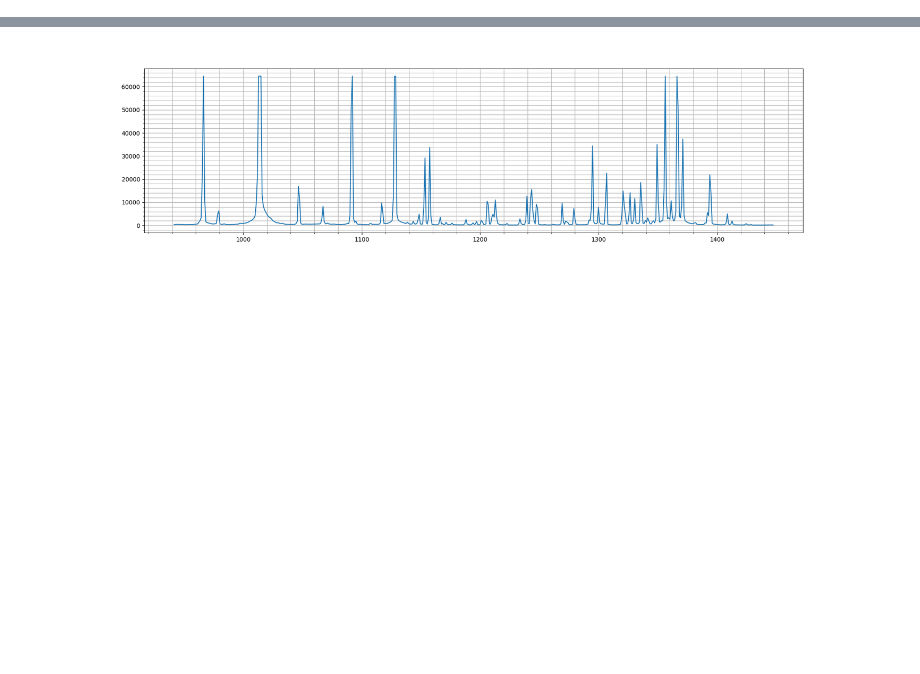
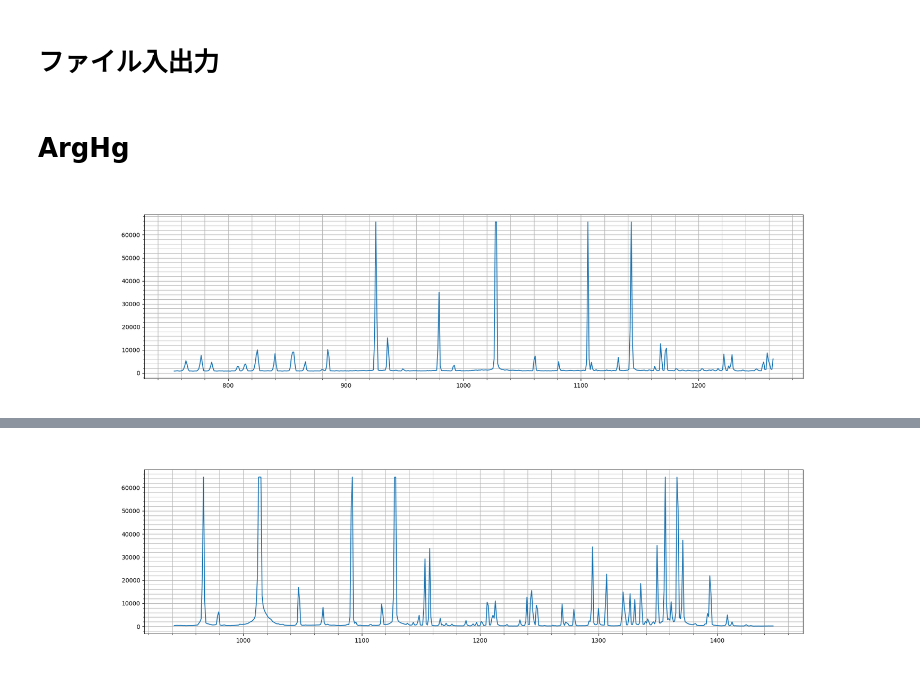
Before and after one commit to kykougaku/adhoc_analysis, a Jupyter notebook: notebook/pl.ipynb, the cells around one changed output, grey strips where cells are left out. Cells and saved outputs as stored; diff of their text form; code cells hidden in the pictures; blank space fills up the shorter version.

Commit message:
add arhg data and change cdd and pl notebook

```diff
--- a/notebook/pl.ipynb
+++ b/notebook/pl.ipynb
@@ -6,9 +51,11 @@ import os
+# %% [markdown]
+# ファイル入出力
 # %%
-data_dir = "../data/pl"
+data_dir = "../data/arhg"
 # %%
-def read_data(data_dir):
+def read_data(filepath):
     data = []
-    with open(os.path.join(data_dir, "1sarhg_reversed_1720510508.1405735.txt"), "r") as f:
+    with open(filepath, "r") as f:
         match_pattern = r'^\s*(#.*|)$'
         line = f.readline()
         while line:
@@ -17,5 +64,18 @@ def read_data(data_dir):
                 data.append([float(x) for x in line.split(",")])
             line = f.readline()
     return np.array(data)
+# %% [markdown]
+# ArgHg
 # %%
 %matplotlib ipympl
+# %%
+data = read_data(os.path.join(data_dir, "arhg0.1-1000_reversed.txt"))
+x = data[:, 0]
+y = data[:, 1]
+plt.figure(figsize=(20, 5))
+plt.plot(x, y)
+plt.minorticks_on()
+plt.grid(which='both')
+plt.show()
+# %% [output]
+[figure, added]
```
Also changed, not shown: parts of 6 cells of this notebook, 13 other files.
